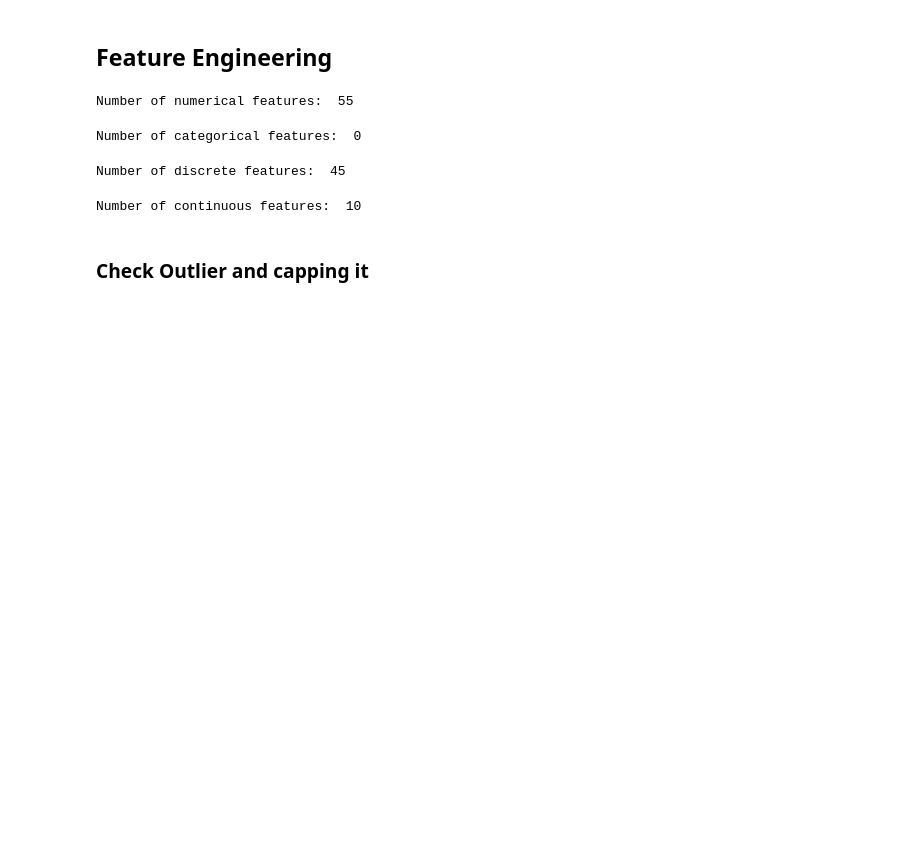
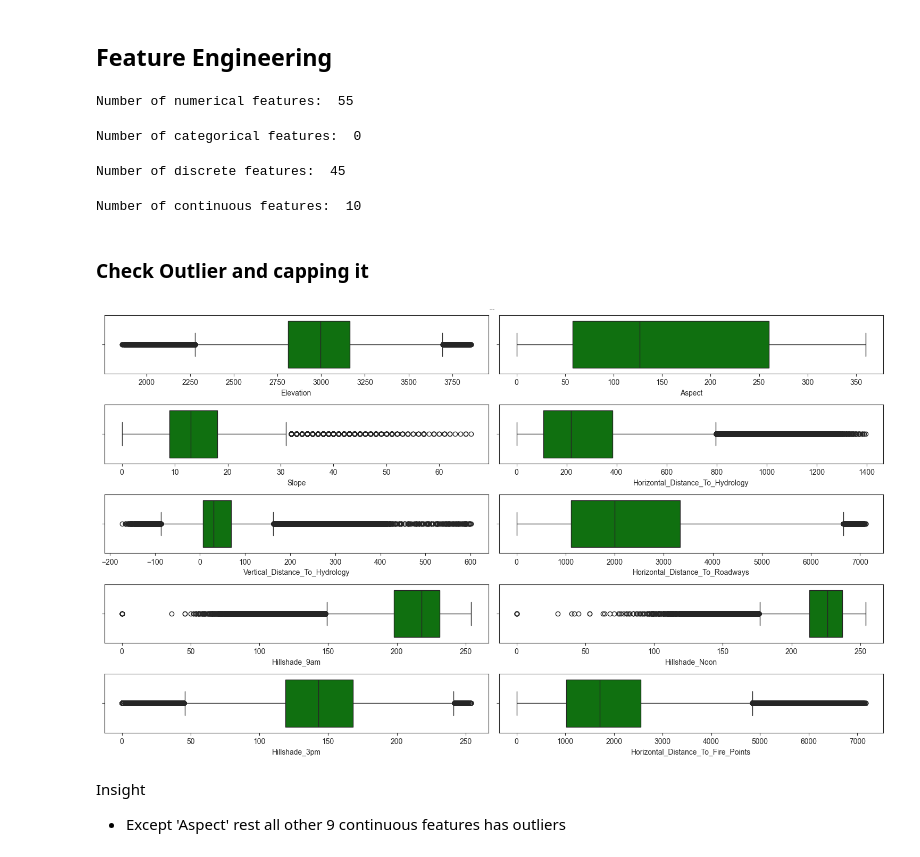
Before and after one commit to anshgupta1903/Project_GreenVision, a Jupyter notebook: notebooks/Feature_Engineering.ipynb, the cells around one changed output. Drawn from its saved outputs; the diff is of its cells as text; code cells hidden in the pictures; blank space fills up the shorter version.

```diff
--- a/notebooks/Feature_Engineering.ipynb
+++ b/notebooks/Feature_Engineering.ipynb
@@ -79,3 +79,16 @@ print('Number of continuous features: ', len(continuous_features))
 Number of continuous features:  10
 # %% [markdown]
 ### Check Outlier and capping it
+# %%
+plt.figure(figsize=(15,10))
+plt.suptitle('Check Outliers', fontsize=0)
+for i in range(0, len(continuous_features)):
+    plt.subplot(6,2,i+1)
+    sns.set_style('ticks')
+    sns.boxplot(df[continuous_features[i]], color='green', orient='h')
+    plt.tight_layout()
+# %% [output]
+[figure, added]
+# %% [markdown]
+Insight
+* Except 'Aspect' rest all other 9 continuous features has outliers
```
Also changed, not shown: parts of 14 cells of this notebook.
